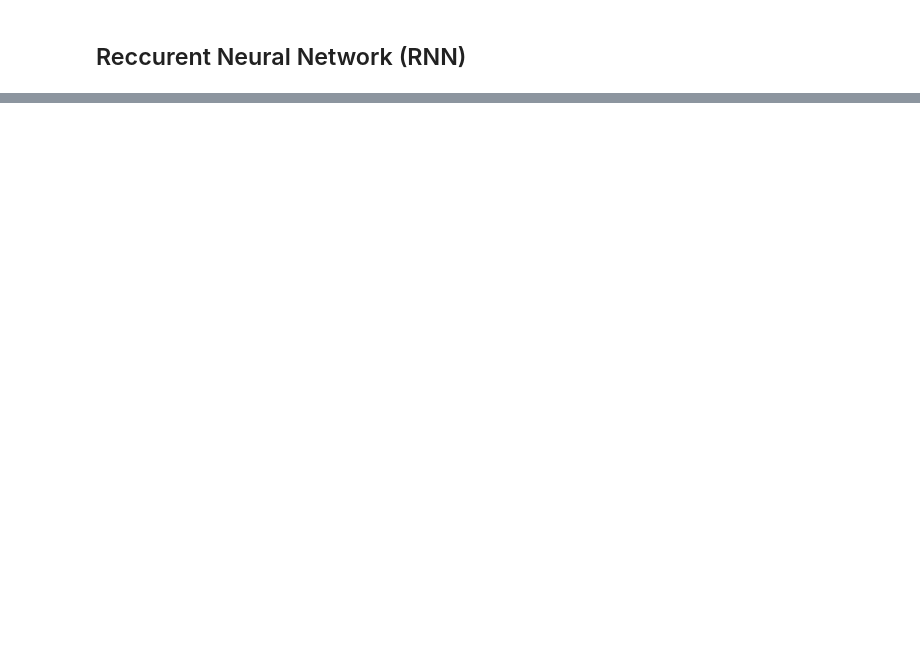
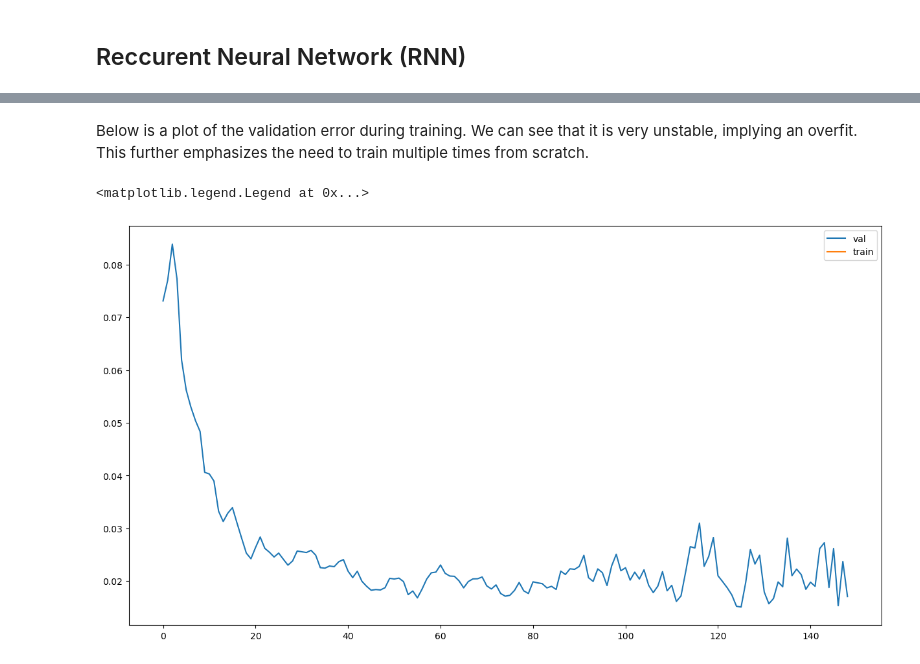
Before and after one commit to HomKeen/DSC180B-Q2-Capstone, a Jupyter notebook: scripts/rnn.ipynb, the cells around one changed output, grey strips where cells are left out. Drawn from its saved outputs; the diff is of its cells as text; code cells hidden in the pictures; blank space fills up the shorter version.

Commit message:
Finish GC with RNN
i.e., time-lagged causal relations

```diff
--- a/scripts/rnn.ipynb
+++ b/scripts/rnn.ipynb
@@ -73,18 +203,24 @@ Using CPU
 # %%
-data_var_names = ['global_temp', 'elec_fossil', 'elec_clean', 'co2', 'ch4']
-y_vals = ['temp_change']
-lags = 24
-preload = 'rnn_1_temp.pth'
-save_path = None #'rnn_1_temp.pth'
+data_var_names = ['global_temp', 'petroleum', 'elec_fossil', 'elec_clean', 'co2', 'ch4']
+y_vals = ['temp_change', 'petroleum', 'elec_fossil', 'elec_clean', 'co2_average', 'ch4_average']
+lags = 30
+lam = 1e-3
+lr = 2e-4
+preload = None #'models/rnn_granger.pth'
+save_path = 'models/rnn_granger.pth'
 
-data = EarthSystemsDataset(data_var_names, y_vals=y_vals, val_frac=None, lags=lags, mode='rnn')
+data = EarthSystemsDataset(data_var_names, y_vals=y_vals, add_index=False, val_frac=0.03, lags=lags, mode='rnn', normalize=True)
 data.train_mode()
-rnn_layers, fc_layers = rnn_layers1(len(data_var_names), len(y_vals), lags)
+# rnn_layers, fc_layers = rnn_layers4(len(data_var_names), len(y_vals), lags)
 
-model = EarthSystemsRNN(rnn_layers, fc_layers, last_only=False).to(device)
+model = GrangerRNN(rnn_layers4, len(y_vals), len(data.data.columns), lags=lags, reg_lags=False, last_only=True).to(device)
 loss_fn = nn.MSELoss()
-optimizer = optim.Adam(model.parameters(), lr=1e-5)
+optimizer = optim.NAdam(model.parameters(), lr=lr)
 
-trainer = Trainer(model, loss_fn, optimizer, dataset=data, batch_size=10, save_path=save_path,
-                  preload=preload, device=device)
+print(f'Using random seed {torch.seed()}')
+print(f'LAMBDA={lam}')
+trainer = Trainer(model, loss_fn, optimizer, dataset=data, batch_size=16, save_path=save_path,
+                preload=preload, device=device, save_freq=25, val_freq='epoch')
+
+# trainer.run_training(250, lam=lam)
 # %% [output]
@@ -141,0 +276,11 @@ b.plot(kind='line', y='elec_fossil')
+# %% [markdown]
+Below is a plot of the validation error during training. We can see that it is very unstable, implying an overfit. This further emphasizes the need to train multiple times from scratch.
+# %%
+plt.figure(figsize=(15,8))
+
+plt.plot(trainer.val_errors[50:], label='val')
+plt.plot(trainer.train_errors, label='train')
+plt.legend()
+# %% [output]
+<matplotlib.legend.Legend at 0x...>
+[figure, added]
```
Also changed, not shown: parts of 26 cells of this notebook, 36 other files.
